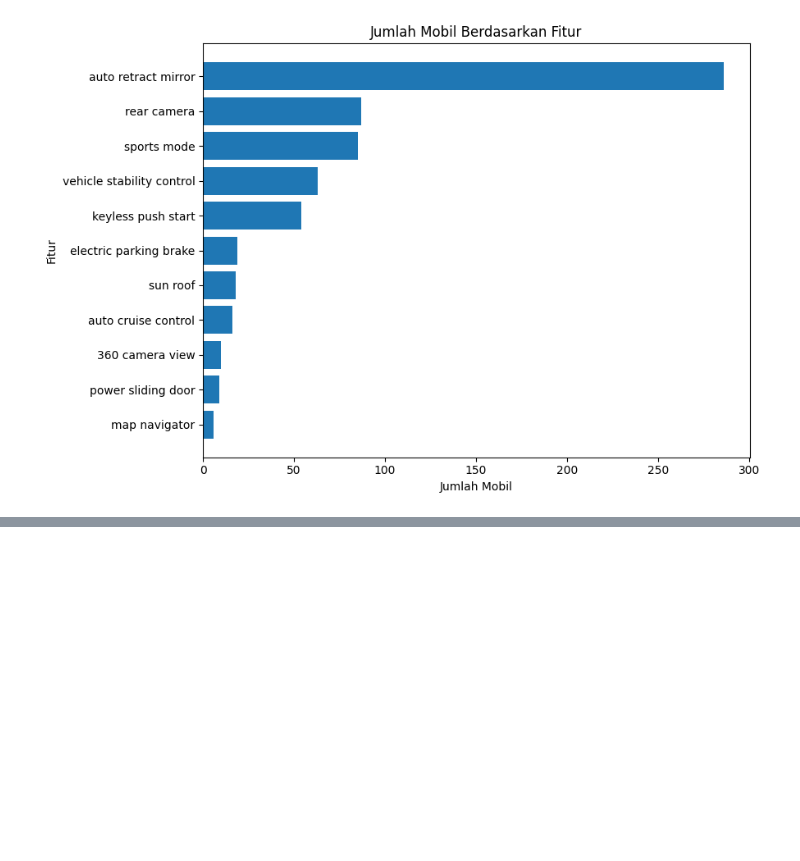
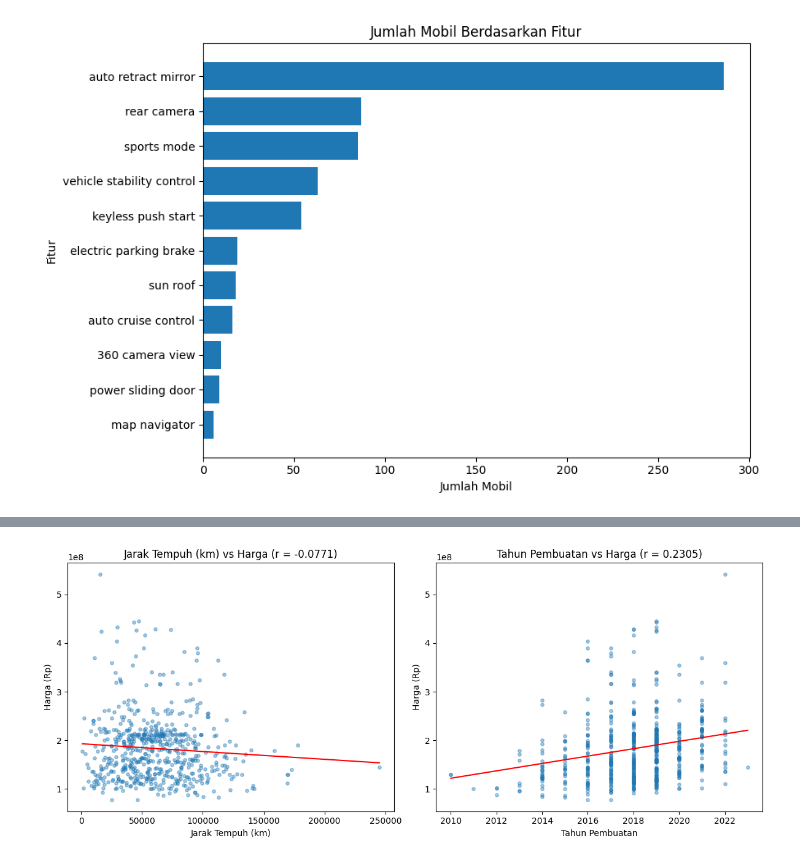
Before and after one commit to farid24ti/Project-Probabilitas-dan-Statistika---Kelompok-9, a Jupyter notebook: Statistika_Deskriptif_Kelompok_9.ipynb, the cells around one changed output, grey strips where cells are left out. Saved outputs shown, nothing was run; the diff lists cells and outputs as text; code cells hidden in the pictures; blank space fills up the shorter version.

```diff
--- a/Statistika_Deskriptif_Kelompok_9.ipynb
+++ b/Statistika_Deskriptif_Kelompok_9.ipynb
@@ -261,0 +333,17 @@ plt.show()
+# %%
+harga = data["price (Rp)"]
+hasil = []
+
+for kolom in ["mileage_km", "year", "instalment (Rp|Monthly)"]:
+    r, p_r = stats.pearsonr(data[kolom], harga)
+    rho, p_rho = stats.spearmanr(data[kolom], harga)
+    hasil.append([kolom, r, p_r, rho, p_rho])
+
+tabel_korelasi = pd.DataFrame(
+    hasil,
+    columns=["variabel", "pearson_r", "p_pearson", "spearman_rho", "p_spearman"]
+)
+tabel_korelasi["signifikan_pearson"] = np.where(tabel_korelasi["p_pearson"] < 0.05, "Ya", "Tidak")
+tabel_korelasi["signifikan_spearman"] = np.where(tabel_korelasi["p_spearman"] < 0.05, "Ya", "Tidak")
+
+print(tabel_korelasi.to_string(index=False, float_format=lambda v: f"{v:.4g}"))
@@ -261,0 +355,22 @@ plt.show()
+# %%
+fig, axes = plt.subplots(1, 2, figsize=(12, 5))
+
+pasangan = [("mileage_km", "Jarak Tempuh (km)"), ("year", "Tahun Pembuatan")]
+
+for ax, (kolom, label) in zip(axes, pasangan):
+    x = data[kolom]
+    y_harga = data["price (Rp)"]
+    ax.scatter(x, y_harga, alpha=0.4, s=15)
+
+    kemiringan, intersep = np.polyfit(x, y_harga, 1)
+    garis_x = np.linspace(x.min(), x.max(), 100)
+    ax.plot(garis_x, kemiringan * garis_x + intersep, color="red")
+
+    ax.set_title(f"{label} vs Harga (r = {x.corr(y_harga):.4f})")
+    ax.set_xlabel(label)
+    ax.set_ylabel("Harga (Rp)")
+
+plt.tight_layout()
+plt.show()
+# %% [output]
+[figure, added]
```
Also changed, not shown: parts of 15 cells of this notebook.
